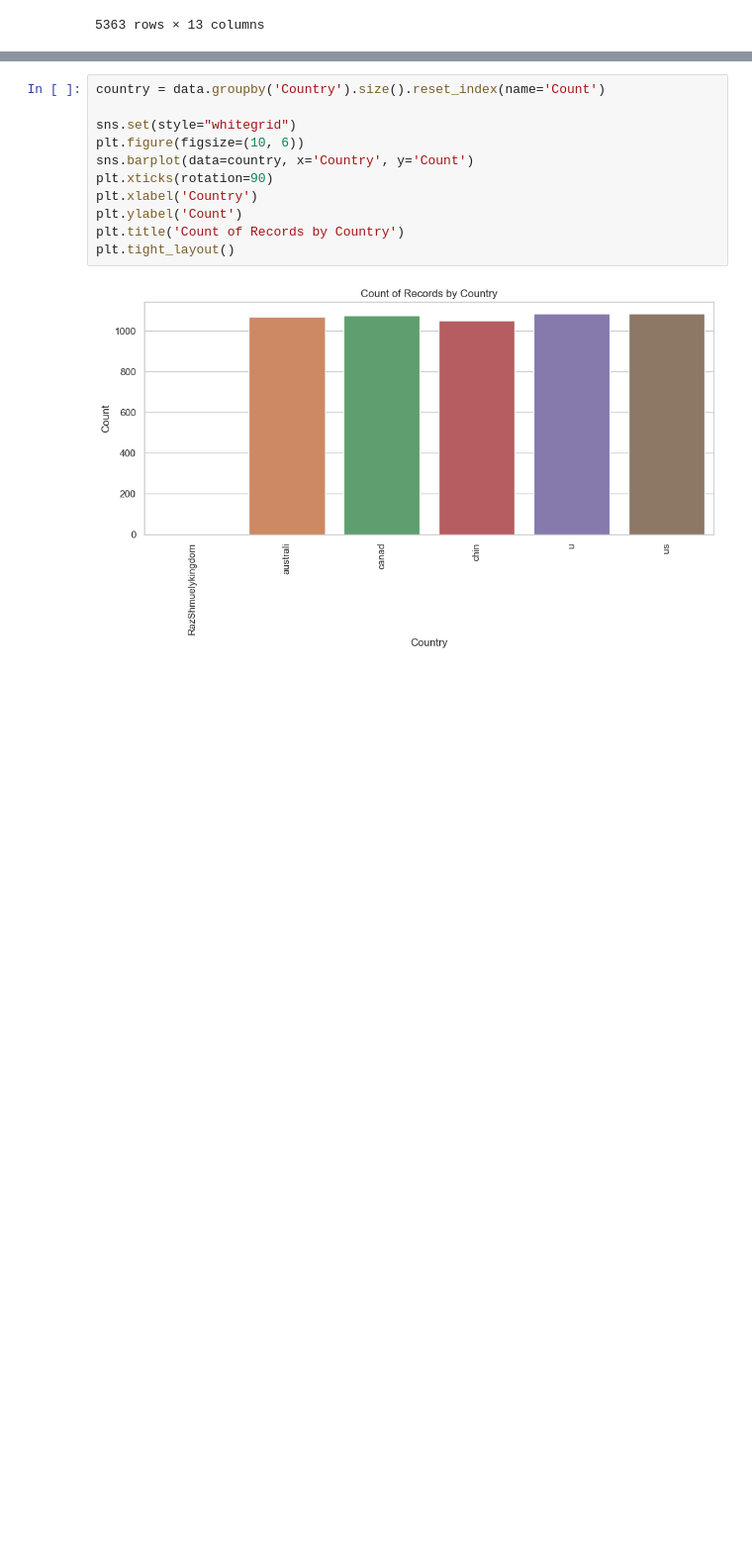
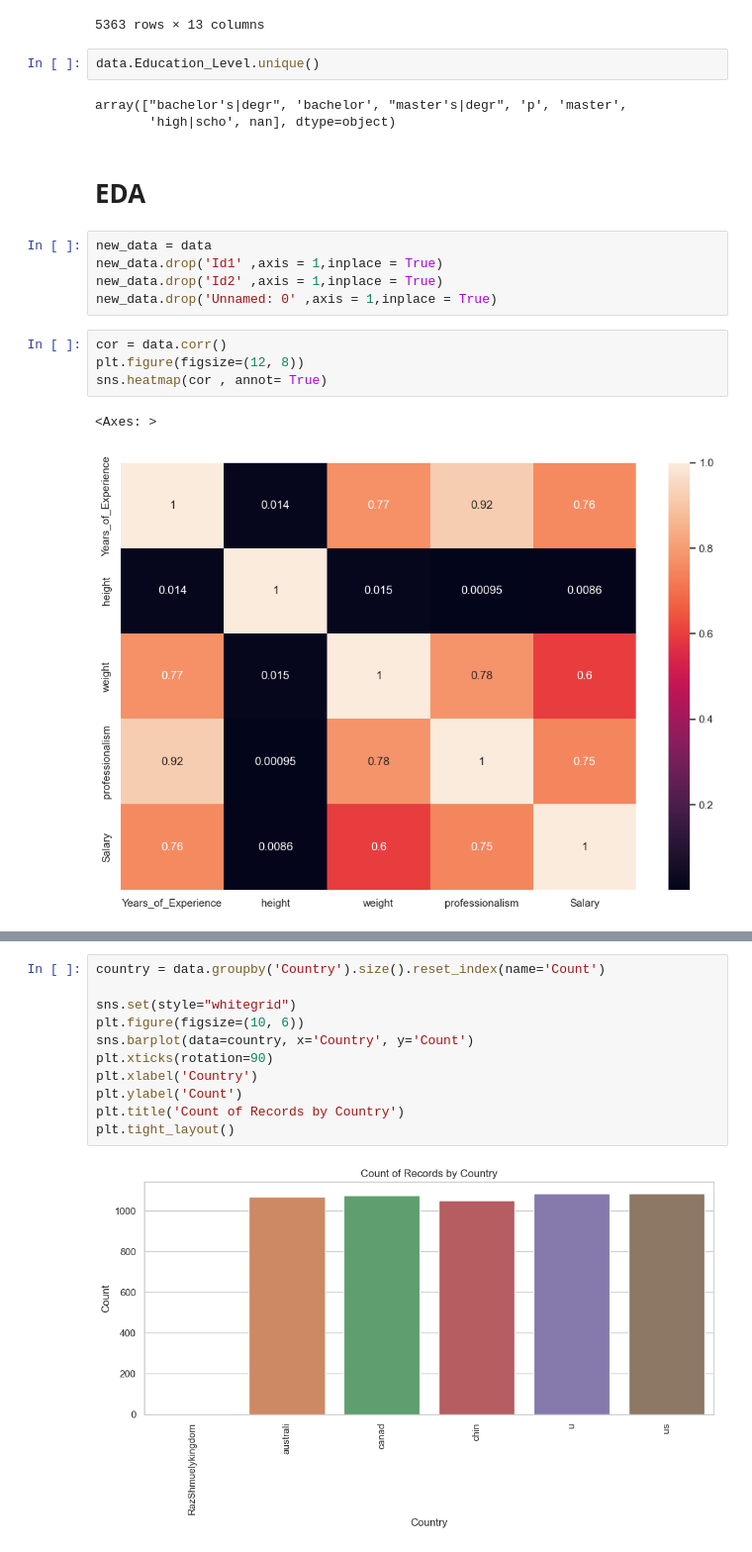
Before and after one commit to Saarle/Regression-Project, a Jupyter notebook: Regression_Project_.ipynb, the cells around one changed output, grey strips where cells are left out. Shown at 99% size. Cells and saved outputs as stored; diff of their text form; blank space fills up the shorter version.

```diff
--- a/Regression_Project_.ipynb
+++ b/Regression_Project_.ipynb
@@ -82,3 +64,22 @@ data.sort_values(by='id')
 | 6702 | 6702 | 6702 | M | master's|degr | marketing|manage | 15.0 | chin | Korean | 2.238909 | ... |
 | 6703 | 6703 | 6703 | F | high|scho | sales|executiv | 3.0 | canad | Black | 2.160618 | ... |
 5363 rows × 13 columns
+# %%
+data.Education_Level.unique()
+# %% [output]
+array(["bachelor's|degr", 'bachelor', "master's|degr", 'p', 'master',
+       'high|scho', nan], dtype=object)
+# %% [markdown]
+# **EDA**
+# %%
+new_data = data
+new_data.drop('Id1' ,axis = 1,inplace = True)
+new_data.drop('Id2' ,axis = 1,inplace = True)
+new_data.drop('Unnamed: 0' ,axis = 1,inplace = True)
+# %%
+cor = data.corr()
+plt.figure(figsize=(12, 8))
+sns.heatmap(cor , annot= True)
+# %% [output]
+<Axes: >
+[figure, added]
```
Also changed, not shown: parts of 12 cells of this notebook.
